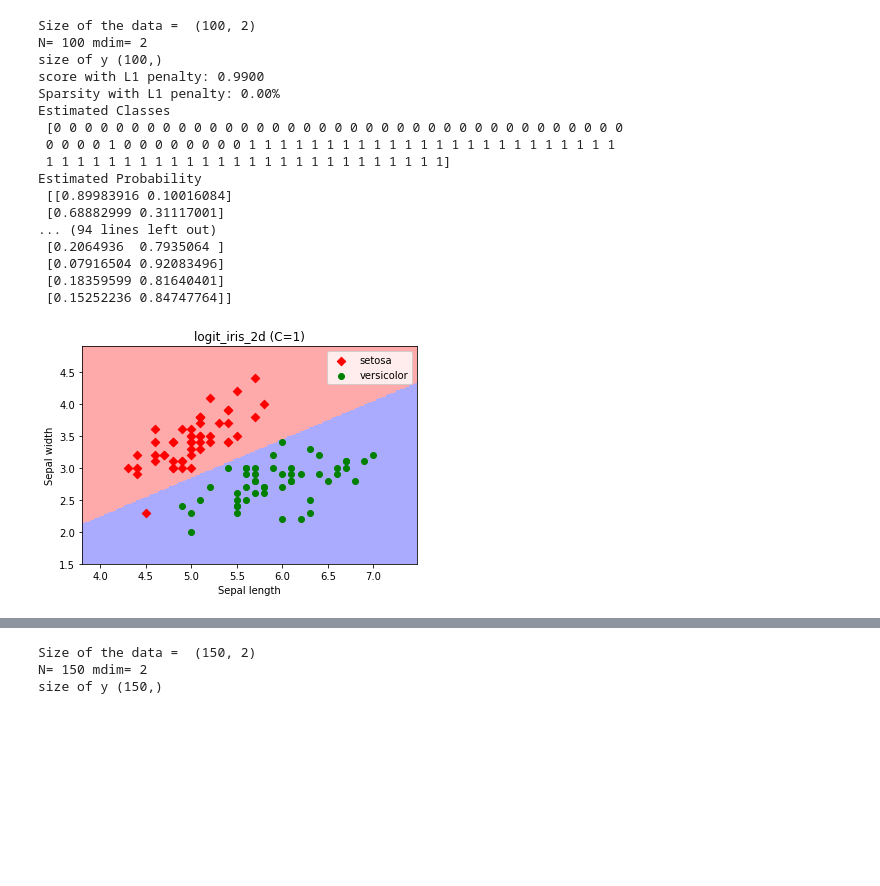
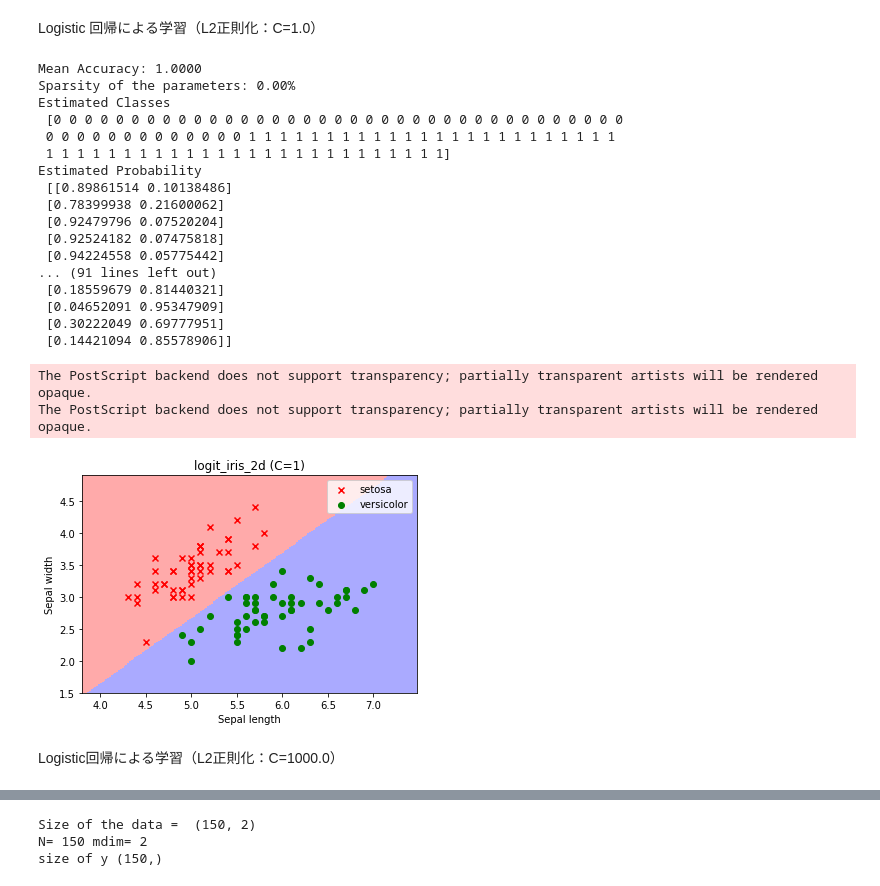
Before and after one commit to namoshi/ml_intro, a Jupyter notebook: logit_iris_2d.ipynb, the cells around one changed output, grey strips where cells are left out. Drawn from its saved outputs; the diff is of its cells as text; code cells hidden in the pictures; blank space fills up the shorter version.

```diff
--- a/logit_iris_2d.ipynb
+++ b/logit_iris_2d.ipynb
@@ -10,57 +29,47 @@ from matplotlib.colors import ListedColormap
+# %% [markdown]
+Logistic 回帰による学習（L2正則化：C=1.0）
 # %%
-# Create color maps
-cmap_light = ListedColormap(['#FFAAAA', '#AAFFAA', '#AAAAFF'])
-cmap_bold = ListedColormap(['#FF0000', '#00FF00', '#0000FF'])
-
-## colors
-colors = ['red', 'green', 'blue']
-markers = ['D', 'o', 'v']
-
-
-# data = np.loadtxt("iris.dat",comments='#')
-iris = datasets.load_iris()
-X = iris.data[:100,:2]
-y = iris.target[:100]
-target_names = iris.target_names
-
-print('Size of the data = ', X.shape)
-n = X.shape[0]
-mdim = X.shape[1]
-print('N=', n, 'mdim=', mdim)
-print('size of y', y.shape)
-
 clf_LR = LogisticRegression(C=1.0, penalty='l2', tol=0.01)
 clf_LR.fit(X, y)
 
 coef_LR = clf_LR.coef_.ravel()
 sparsity_LR = np.mean(coef_LR == 0) * 100
 
-print("score with L1 penalty: %.4f" % clf_LR.score(X, y))
-print("Sparsity with L1 penalty: %.2f%%" % sparsity_LR)
+print("Mean Accuracy: %.4f" % clf_LR.score(X, y))
+print("Sparsity of the parameters: %.2f%%" % sparsity_LR)
 
 yy = clf_LR.predict(X)
 pp = clf_LR.predict_proba(X)
 print('Estimated Classes\n', yy)
 print('Estimated Probability\n', pp)
 # %% [output]
-Size of the data =  (100, 2)
-N= 100 mdim= 2
-size of y (100,)
-score with L1 penalty: 0.9900
-Sparsity with L1 penalty: 0.00%
+Mean Accuracy: 1.0000
+Sparsity of the parameters: 0.00%
 Estimated Classes
  [0 0 0 0 0 0 0 0 0 0 0 0 0 0 0 0 0 0 0 0 0 0 0 0 0 0 0 0 0 0 0 0 0 0 0 0 0
- 0 0 0 0 1 0 0 0 0 0 0 0 0 1 1 1 1 1 1 1 1 1 1 1 1 1 1 1 1 1 1 1 1 1 1 1 1
+ 0 0 0 0 0 0 0 0 0 0 0 0 0 1 1 1 1 1 1 1 1 1 1 1 1 1 1 1 1 1 1 1 1 1 1 1 1
  1 1 1 1 1 1 1 1 1 1 1 1 1 1 1 1 1 1 1 1 1 1 1 1 1 1]
 Estimated Probability
- [[0.89983916 0.10016084]
- [0.68882999 0.31117001]
-... (94 lines left out)
- [0.2064936  0.7935064 ]
- [0.07916504 0.92083496]
- [0.18359599 0.81640401]
- [0.15252236 0.84747764]]
+ [[0.89861514 0.10138486]
+ [0.78399938 0.21600062]
+ [0.92479796 0.07520204]
+ [0.92524182 0.07475818]
+ [0.94224558 0.05775442]
+... (91 lines left out)
+ [0.18559679 0.81440321]
+ [0.04652091 0.95347909]
+ [0.30222049 0.69777951]
+ [0.14421094 0.85578906]]
 # %%
+%matplotlib inline
+# Create color maps
+cmap_light = ListedColormap(['#FFAAAA', '#AAFFAA', '#AAAAFF'])
+cmap_bold = ListedColormap(['#FF0000', '#00FF00', '#0000FF'])
+
+## colors
+colors = ['red', 'green', 'blue']
+markers = ['x', 'o', 'v']
+
 # Plot the decision boundary. For that, we will assign a color to each
 # point in the mesh [x_min, x_max]x[y_min, y_max].
 h = .02  # step size in the mesh
@@ -73,34 +82,38 @@ nelm = xsize * ysize
 
 XX = np.c_[xx.reshape((nelm,1)), yy.reshape((nelm,1))]
 #print XX
 
 Z = clf_LR.predict(XX)
 #print('Z\n', Z)
 
 # Put the result into a color plot
 Z = Z.reshape(xx.shape)
 plt.figure()
 #plt.figure(1, figsize=(4, 3))
 plt.pcolormesh(xx, yy, Z, cmap=cmap_light)
 
 # Plot also the training points
 for k, c, marker, target_name  in zip([0, 1], colors, markers, target_names):
     plt.scatter(X[y == k, 0], X[y == k, 1], c=c, marker=marker, label = target_name)
 #plt.scatter(data[:, 0], data[:, 1], c=y, edgecolors='k', cmap=plt.cm.Paired)
 plt.legend()
 plt.title('logit_iris_2d (C=1)')
 plt.xlabel('Sepal length')
 plt.ylabel('Sepal width')
 plt.savefig('logit_iris_2d_C1.eps')
 
 #plt.xlim(xx.min(), xx.max())
 #plt.ylim(yy.min(), yy.max())
 #plt.xticks(())
 #plt.yticks(())
 
 plt.show()
 # %% [output]
+The PostScript backend does not support transparency; partially transparent artists will be rendered opaque.
+The PostScript backend does not support transparency; partially transparent artists will be rendered opaque.
-[figure, old version]
+[figure, new version]
+# %% [markdown]
+Logistic回帰による学習（L2正則化：C=1000.0）
 # %%
 clf_LR = LogisticRegression(C=1000.0, penalty='l2', tol=0.01)
 clf_LR.fit(X, y)
```
Also changed, not shown: parts of 8 cells of this notebook.
